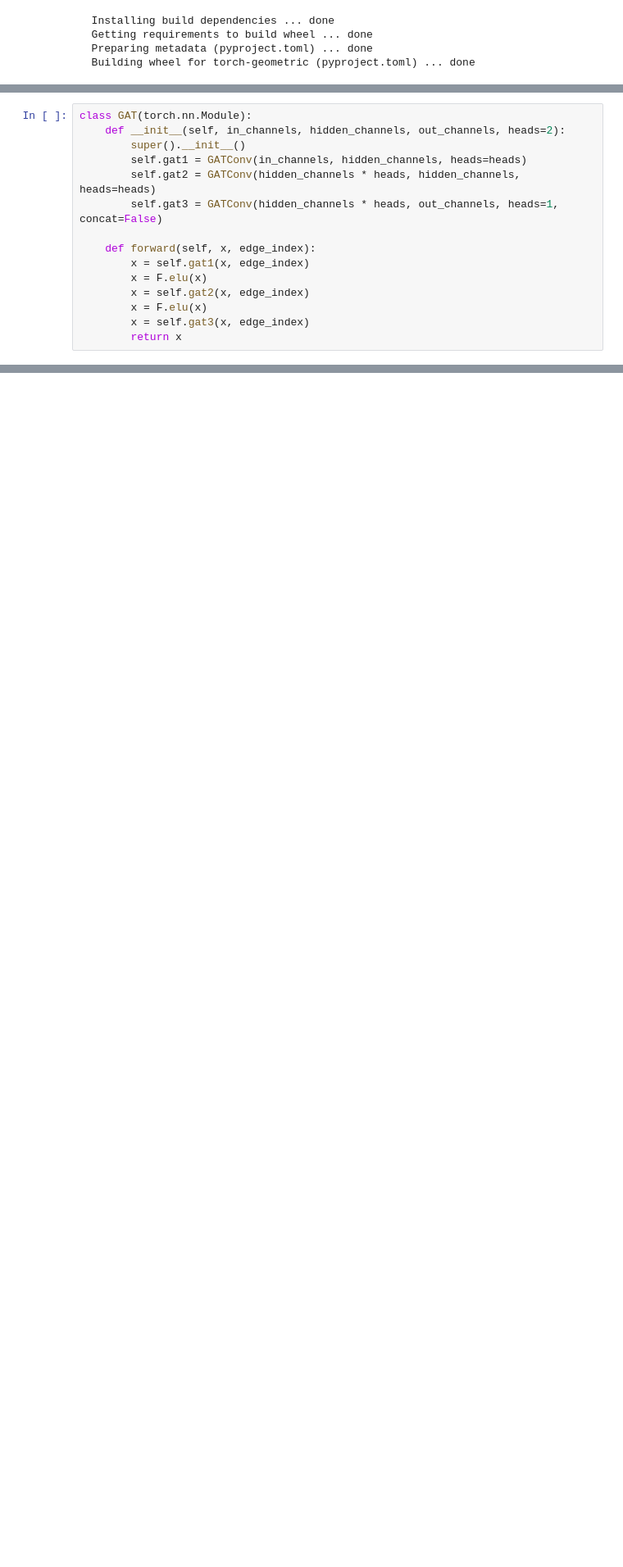
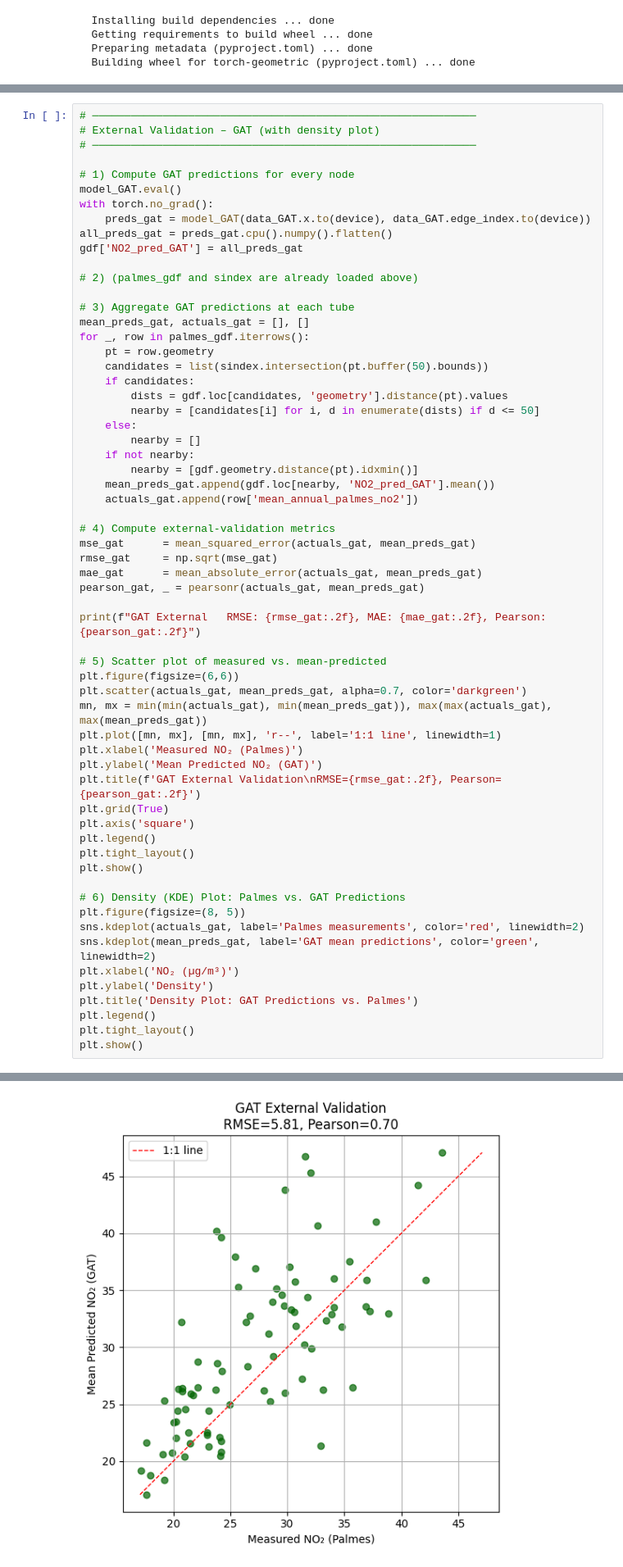
Before and after one commit to davidlabee/Graph4Air, a Jupyter notebook: Graph4Air_Workflow.ipynb, the cells around one changed output, grey strips where cells are left out. Shown at 82% size. Cells and saved outputs as stored; diff of their text form; blank space fills up the shorter version.

```diff
--- a/Graph4Air_Workflow.ipynb
+++ b/Graph4Air_Workflow.ipynb
@@ -759,15 +66,0 @@ These steps give both a quantitative evaluation of model performance and a spati
-# %%
-class GAT(torch.nn.Module):
-    def __init__(self, in_channels, hidden_channels, out_channels, heads=2):
-        super().__init__()
-        self.gat1 = GATConv(in_channels, hidden_channels, heads=heads)
-        self.gat2 = GATConv(hidden_channels * heads, hidden_channels, heads=heads)
-        self.gat3 = GATConv(hidden_channels * heads, out_channels, heads=1, concat=False)
-
-    def forward(self, x, edge_index):
-        x = self.gat1(x, edge_index)
-        x = F.elu(x)
-        x = self.gat2(x, edge_index)
-        x = F.elu(x)
-        x = self.gat3(x, edge_index)
-        return x
@@ -1002,0 +1088,62 @@ External validation over 83 points:
+# %%
+# ────────────────────────────────────────────────────────────
+# External Validation – GAT (with density plot)
+# ────────────────────────────────────────────────────────────
+
+# 1) Compute GAT predictions for every node
+model_GAT.eval()
+with torch.no_grad():
+    preds_gat = model_GAT(data_GAT.x.to(device), data_GAT.edge_index.to(device))
+all_preds_gat = preds_gat.cpu().numpy().flatten()
+gdf['NO2_pred_GAT'] = all_preds_gat
+
+# 2) (palmes_gdf and sindex are already loaded above)
+
+# 3) Aggregate GAT predictions at each tube
+mean_preds_gat, actuals_gat = [], []
+for _, row in palmes_gdf.iterrows():
+    pt = row.geometry
+    candidates = list(sindex.intersection(pt.buffer(50).bounds))
+    if candidates:
+        dists = gdf.loc[candidates, 'geometry'].distance(pt).values
+        nearby = [candidates[i] for i, d in enumerate(dists) if d <= 50]
+    else:
+        nearby = []
+    if not nearby:
+        nearby = [gdf.geometry.distance(pt).idxmin()]
+    mean_preds_gat.append(gdf.loc[nearby, 'NO2_pred_GAT'].mean())
+    actuals_gat.append(row['mean_annual_palmes_no2'])
+
+# 4) Compute external‐validation metrics
+mse_gat      = mean_squared_error(actuals_gat, mean_preds_gat)
+rmse_gat     = np.sqrt(mse_gat)
+mae_gat      = mean_absolute_error(actuals_gat, mean_preds_gat)
+pearson_gat, _ = pearsonr(actuals_gat, mean_preds_gat)
+
+print(f"GAT External   RMSE: {rmse_gat:.2f}, MAE: {mae_gat:.2f}, Pearson: {pearson_gat:.2f}")
+
+# 5) Scatter plot of measured vs. mean‐predicted
+plt.figure(figsize=(6,6))
+plt.scatter(actuals_gat, mean_preds_gat, alpha=0.7, color='darkgreen')
+mn, mx = min(min(actuals_gat), min(mean_preds_gat)), max(max(actuals_gat), max(mean_preds_gat))
+plt.plot([mn, mx], [mn, mx], 'r--', label='1:1 line', linewidth=1)
+plt.xlabel('Measured NO₂ (Palmes)')
+plt.ylabel('Mean Predicted NO₂ (GAT)')
+plt.title(f'GAT External Validation\nRMSE={rmse_gat:.2f}, Pearson={pearson_gat:.2f}')
+plt.grid(True)
+plt.axis('square')
+plt.legend()
+plt.tight_layout()
+plt.show()
+
+# 6) Density (KDE) Plot: Palmes vs. GAT Predictions
+plt.figure(figsize=(8, 5))
+sns.kdeplot(actuals_gat, label='Palmes measurements', color='red', linewidth=2)
+sns.kdeplot(mean_preds_gat, label='GAT mean predictions', color='green', linewidth=2)
+plt.xlabel('NO₂ (µg/m³)')
+plt.ylabel('Density')
+plt.title('Density Plot: GAT Predictions vs. Palmes')
+plt.legend()
+plt.tight_layout()
+plt.show()
+# %% [output]
@@ -1002,0 +1151 @@ External validation over 83 points:
+[figure, added]
```
Also changed, not shown: parts of 64 cells of this notebook, 2 other files.
